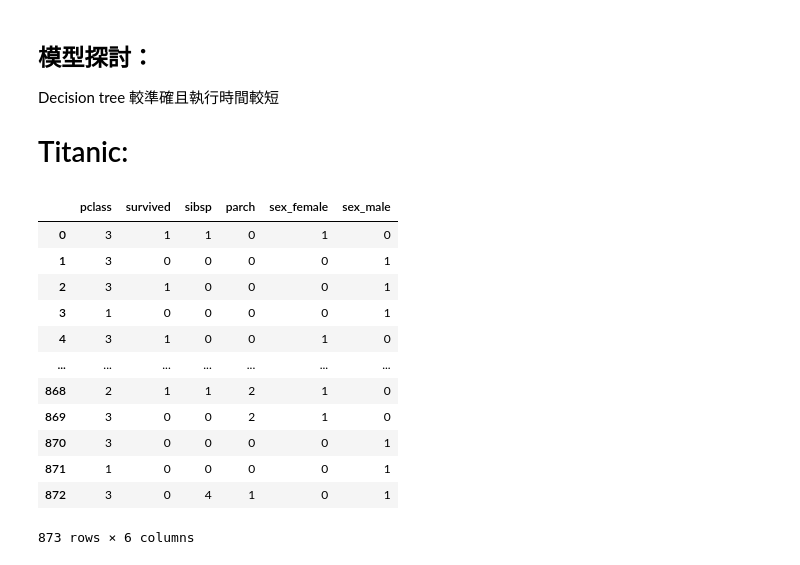
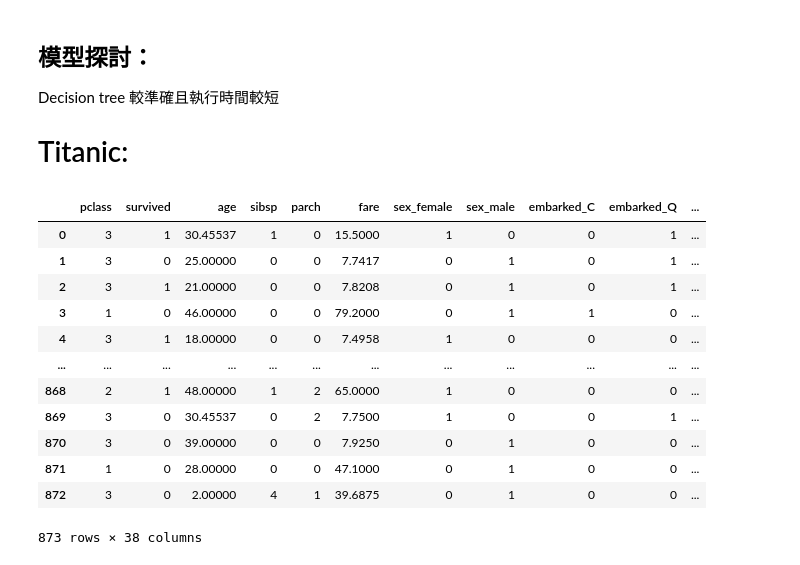
Before and after one commit to heisenberg0424/NSYSU_CSE_2020, a Jupyter notebook: ML/HW6/B075040041_第十一組_HW6.ipynb, the cells around one changed output. Drawn from its saved outputs; the diff is of its cells as text; code cells hidden in the pictures.

```diff
--- a/ML/HW6/B075040041_第十一組_HW6.ipynb
+++ b/ML/HW6/B075040041_第十一組_HW6.ipynb
@@ -67,24 +72,24 @@ Decision tree 較準確且執行時間較短
 # %%
 rawdata=pd.read_csv('titanic_train.csv')
 rawdata=rawdata.drop(['name','body','home.dest','cabin','ticket'],axis=1)
-rawdata.fillna(rawdata.mean())
-rawdata.dropna(axis=1,inplace=True)
+rawdata=rawdata.fillna(rawdata.mean())
+#rawdata.dropna(axis=1,inplace=True)
 rawdata=pd.get_dummies(rawdata)
-rawdata
+#rawdata
 # %% [output]
-|  | pclass | survived | sibsp | parch | sex_female | sex_male |
-| 0 | 3 | 1 | 1 | 0 | 1 | 0 |
-| 1 | 3 | 0 | 0 | 0 | 0 | 1 |
-| 2 | 3 | 1 | 0 | 0 | 0 | 1 |
-| 3 | 1 | 0 | 0 | 0 | 0 | 1 |
-| 4 | 3 | 1 | 0 | 0 | 1 | 0 |
-| ... | ... | ... | ... | ... | ... | ... |
-| 868 | 2 | 1 | 1 | 2 | 1 | 0 |
-| 869 | 3 | 0 | 0 | 2 | 1 | 0 |
-| 870 | 3 | 0 | 0 | 0 | 0 | 1 |
-| 871 | 1 | 0 | 0 | 0 | 0 | 1 |
-| 872 | 3 | 0 | 4 | 1 | 0 | 1 |
+|  | pclass | survived | age | sibsp | parch | fare | sex_female | sex_male | embarked_C | embarked_Q | ... |
+| 0 | 3 | 1 | 30.45537 | 1 | 0 | 15.5000 | 1 | 0 | 0 | 1 | ... |
+| 1 | 3 | 0 | 25.00000 | 0 | 0 | 7.7417 | 0 | 1 | 0 | 1 | ... |
+| 2 | 3 | 1 | 21.00000 | 0 | 0 | 7.8208 | 0 | 1 | 0 | 1 | ... |
+| 3 | 1 | 0 | 46.00000 | 0 | 0 | 79.2000 | 0 | 1 | 1 | 0 | ... |
+| 4 | 3 | 1 | 18.00000 | 0 | 0 | 7.4958 | 1 | 0 | 0 | 0 | ... |
+| ... | ... | ... | ... | ... | ... | ... | ... | ... | ... | ... | ... |
+| 868 | 2 | 1 | 48.00000 | 1 | 2 | 65.0000 | 1 | 0 | 0 | 0 | ... |
+| 869 | 3 | 0 | 30.45537 | 0 | 2 | 7.7500 | 1 | 0 | 0 | 1 | ... |
+| 870 | 3 | 0 | 39.00000 | 0 | 0 | 7.9250 | 0 | 1 | 0 | 0 | ... |
+| 871 | 1 | 0 | 28.00000 | 0 | 0 | 47.1000 | 0 | 1 | 0 | 0 | ... |
+| 872 | 3 | 0 | 2.00000 | 4 | 1 | 39.6875 | 0 | 1 | 0 | 0 | ... |
-873 rows × 6 columns
+873 rows × 38 columns
 # %%
 y=rawdata['survived']
 X=rawdata.drop(columns='survived')
```
Also changed, not shown: parts of 9 cells of this notebook, 2 other files.
